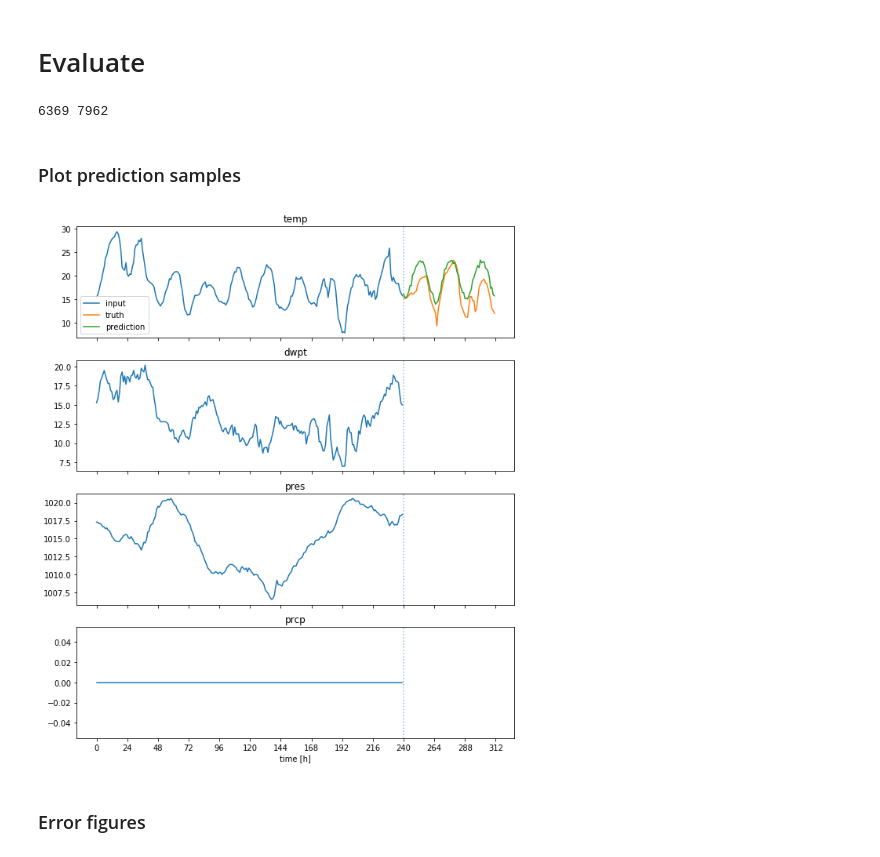
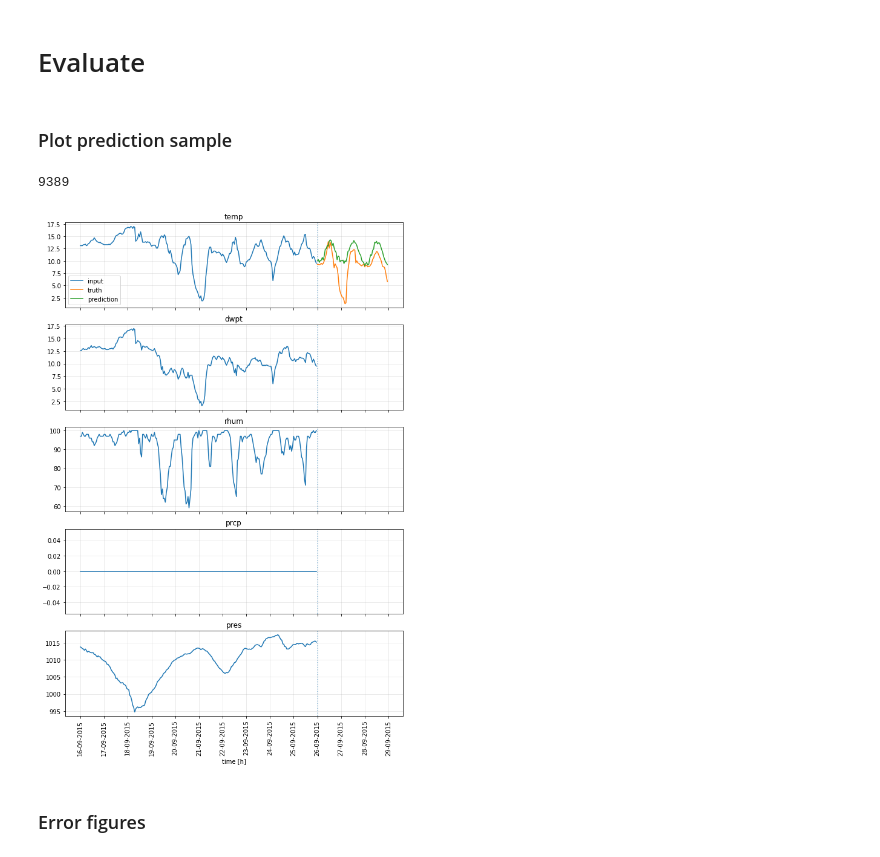
Before and after one commit to Kursula/ML_toy_problems, a Jupyter notebook: Timeseries_prediction_MLP.ipynb, the cells around one changed output. Cells and saved outputs as stored; diff of their text form; code cells hidden in the pictures.

```diff
--- a/Timeseries_prediction_MLP.ipynb
+++ b/Timeseries_prediction_MLP.ipynb
@@ -95,0 +99,2 @@ prcp: missing 0.000% of values
+# %%
+dataset = gap_fill(raw_data, start_dt, end_dt, columns)
@@ -218,20 +273,3 @@ def create_training_samples(dataset : pd.DataFrame, params : dict):
-# %%
-data_proc = DataProcessing(target=params['target'], inputs=params['inputs'])
-data_proc.fit_params(dataset)
-preproc = data_proc.preprocess(dataset)
-samples, sample_idxs = create_training_samples(preproc, params)
-
-np.random.seed(313)
-np.random.shuffle(samples)
-np.random.seed(313)
-np.random.shuffle(sample_idxs)
-
-train_test_ratio = 0.8
-batch_size = 64
-
-split_idx = int(len(samples) * train_test_ratio)
-train_loader = torch.utils.data.DataLoader(samples[:split_idx], batch_size=batch_size, shuffle=True)
-test_loader = torch.utils.data.DataLoader(samples[split_idx:], batch_size=batch_size, shuffle=False)
 # %% [markdown]
 # Setup neural network model
 # %%
@@ -325,52 +361,58 @@ plt.show()
 # %% [markdown]
 # Evaluate
-# %%
-# Chek the range of evaluation (test) sample indexes
-start = int(len(samples) * train_test_ratio)
-end = len(samples)
-print(start, end)
-# %% [output]
-6369 7962
 # %% [markdown]
-### Plot prediction samples
+### Plot prediction sample
 # %%
-idx = 6464
+# Select sample from test data
+idx = np.random.randint(int(len(samples) * params['train_test_ratio']), len(samples) - 1)
+print(idx)
+
 model.eval()
-pred = model(samples[idx][0].unsqueeze(0)).detach()[0]
+prediction = model(samples[idx][0].unsqueeze(0)).detach()[0]
+prediction = data_proc.postprocess(prediction, params['target'])
+truth = data_proc.postprocess(samples[idx][1][:], params['target'])
 
-pred_xvals = np.arange(params['input_len'], params['input_len'] + params['target_len'])
-xticks = np.arange(0, params['input_len'] + params['target_len'] + 1, 24)
-
-fig, axs_temp = plt.subplots(nrows=len(params['inputs']), ncols=1, sharex=True, figsize=(10, 3 * len(params['inputs'])))
+# Plot
+fig, axs_temp = plt.subplots(
+    nrows=len(params['inputs']),
+    ncols=1,
+    sharex=True,
+    figsize=(10, 3 * len(params['inputs']))
+)
 if type(axs_temp) != np.ndarray:
     axs_temp = [axs_temp]
-
 axs = {}
 for i, col in enumerate(params['inputs']):
     axs[col] = axs_temp[i]
 
+in_x = pd.date_range(sample_dates[idx][0], sample_dates[idx][1], freq='1h')
+pred_x = pd.date_range(sample_dates[idx][2], sample_dates[idx][3], freq='1h')
+xticks = pd.date_range(sample_dates[idx][0], sample_dates[idx][3] + timedelta(hours=1), freq='1d')
+
 # Inputs
 for i, col in enumerate(params['inputs']):
     ax = axs[col]
-    orig_values = data_proc.postprocess(samples[idx][0][i, :], col)
-    ax.plot(orig_values, label='input')
+    in_y = data_proc.postprocess(samples[idx][0][i, :], col)
+    ax.plot(in_x.values, in_y, label='input')
     ax.set_title(col)
-    ax.axvline(pred_xvals[0], ls=':', alpha=0.5)
+    ax.axvline(pred_x[0], ls=':', alpha=0.5)
     ax.set_xticks(xticks)
+    ax.grid(alpha=0.3)
+    ax.xaxis.set_major_formatter(mdates.DateFormatter('%d-%m-%Y'))
+    ax.tick_params(axis='x', labelrotation=90)
+
 
 # Prediction
 ax = axs[params['target']]
-orig_truth = data_proc.postprocess(samples[idx][1][:], params['target'])
-ax.plot(pred_xvals, orig_truth, label='truth')
-
-orig_pred = data_proc.postprocess(pred, params['target'])
-ax.plot(pred_xvals, orig_pred, label='prediction')
+ax.plot(pred_x.values, truth, label='truth')
+ax.plot(pred_x.values, prediction, label='prediction')
 ax.legend()
 
 plt.xlabel('time [h]')
 plt.show()
 # %% [output]
+9389
-[figure, old version]
+[figure, new version]
 # %% [markdown]
 ### Error figures
 # %%
```
Also changed, not shown: parts of 25 cells of this notebook.
